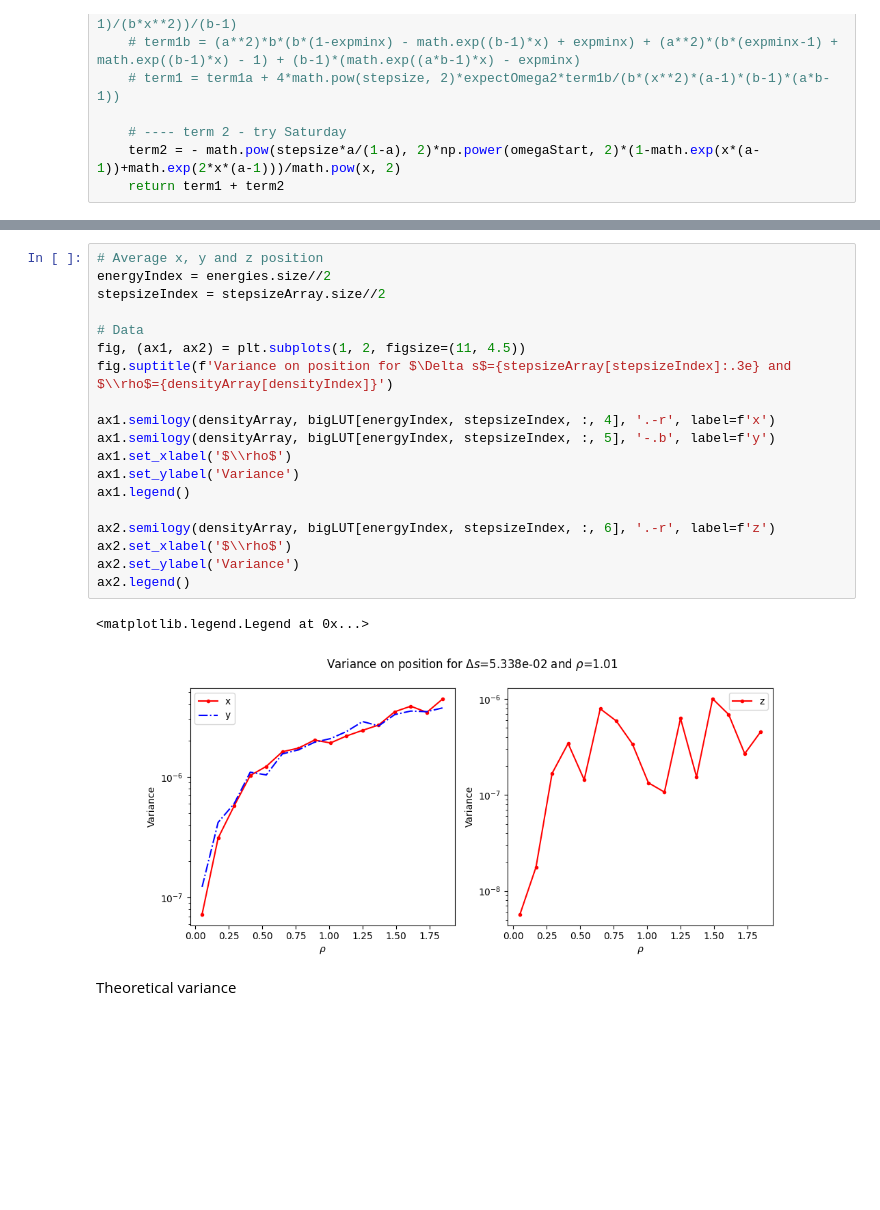
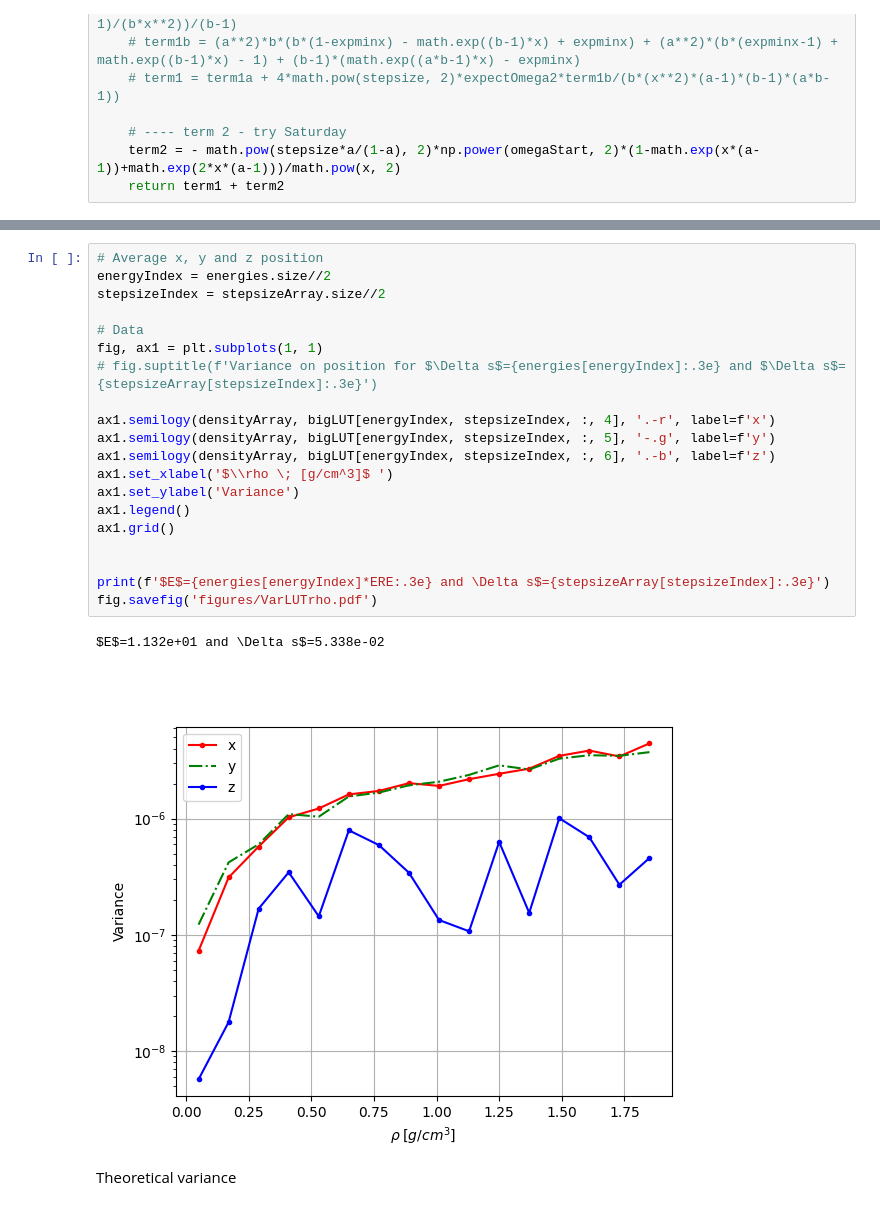
Before and after one commit to KlaasWillems/electronTransportCode, a Jupyter notebook: ms/ownMS.ipynb, the cells around one changed output, grey strips where cells are left out. Drawn from its saved outputs; the diff is of its cells as text; blank space fills up the shorter version.

```diff
--- a/ms/ownMS.ipynb
+++ b/ms/ownMS.ipynb
@@ -177,25 +169,26 @@ ax2.legend()
 # %%
 # Average x, y and z position
 energyIndex = energies.size//2
 stepsizeIndex = stepsizeArray.size//2
 
 # Data
-fig, (ax1, ax2) = plt.subplots(1, 2, figsize=(11, 4.5))
-fig.suptitle(f'Variance on position for $\Delta s$={stepsizeArray[stepsizeIndex]:.3e} and $\\rho$={densityArray[densityIndex]}')
+fig, ax1 = plt.subplots(1, 1)
+# fig.suptitle(f'Variance on position for $\Delta s$={energies[energyIndex]:.3e} and $\Delta s$={stepsizeArray[stepsizeIndex]:.3e}')
 
 ax1.semilogy(densityArray, bigLUT[energyIndex, stepsizeIndex, :, 4], '.-r', label=f'x')
-ax1.semilogy(densityArray, bigLUT[energyIndex, stepsizeIndex, :, 5], '-.b', label=f'y')
-ax1.set_xlabel('$\\rho$')
+ax1.semilogy(densityArray, bigLUT[energyIndex, stepsizeIndex, :, 5], '-.g', label=f'y')
+ax1.semilogy(densityArray, bigLUT[energyIndex, stepsizeIndex, :, 6], '.-b', label=f'z')
+ax1.set_xlabel('$\\rho \; [g/cm^3]$ ')
 ax1.set_ylabel('Variance')
 ax1.legend()
+ax1.grid()
 
-ax2.semilogy(densityArray, bigLUT[energyIndex, stepsizeIndex, :, 6], '.-r', label=f'z')
-ax2.set_xlabel('$\\rho$')
-ax2.set_ylabel('Variance')
-ax2.legend()
+
+print(f'$E$={energies[energyIndex]*ERE:.3e} and \Delta s$={stepsizeArray[stepsizeIndex]:.3e}')
+fig.savefig('figures/VarLUTrho.pdf')
 # %% [output]
-<matplotlib.legend.Legend at 0x...>
+$E$=1.132e+01 and \Delta s$=5.338e-02
-[figure, old version]
+[figure, new version]
 # %% [markdown]
 Theoretical variance
 # %%
```
Also changed, not shown: parts of 2 cells of this notebook, 4 other files.
